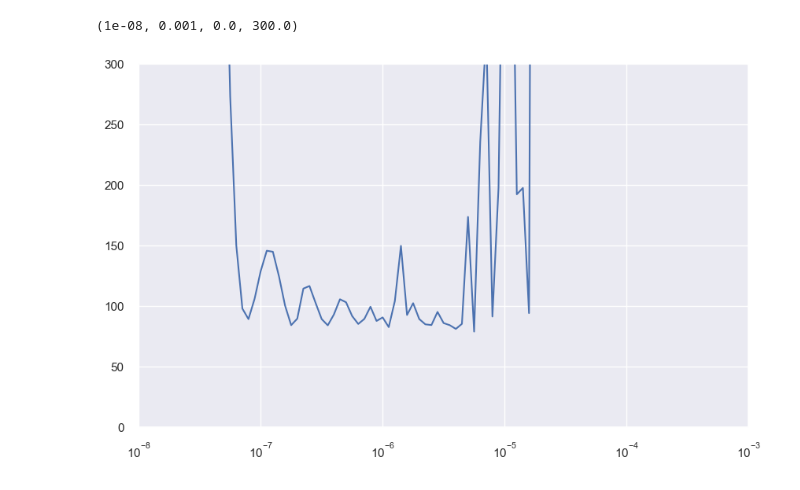
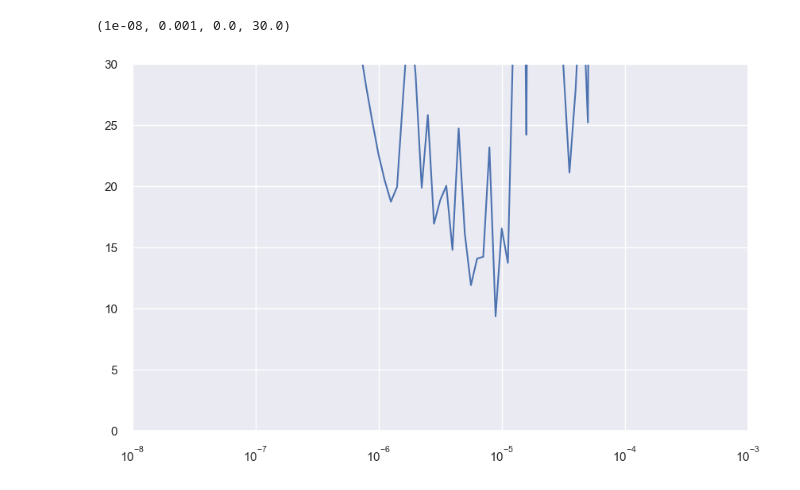
Before and after one commit to Harri200191/GDP-Prediction, a Jupyter notebook: ANN.ipynb, the cells around one changed output. Saved outputs shown, nothing was run; the diff lists cells and outputs as text; code cells hidden in the pictures.

```diff
--- a/ANN.ipynb
+++ b/ANN.ipynb
@@ -117,0 +94,11 @@ _________________________________________________________________
+# %%
+model_tune = tf.keras.models.Sequential([
+    tf.keras.layers.Lambda(lambda x: tf.expand_dims(x, axis=-1), input_shape=[window_size]),
+    tf.keras.layers.Bidirectional(tf.keras.layers.LSTM(32, return_sequences=True)),
+    tf.keras.layers.Bidirectional(tf.keras.layers.LSTM(32)),
+    tf.keras.layers.Dense(1),
+    tf.keras.layers.Lambda(lambda x: x * 500.0)
+])
+
+# Print the model summary
+model_tune.summary()
@@ -118,3 +123,9 @@ _________________________________________________________________
 # %%
 lr_schedule = tf.keras.callbacks.LearningRateScheduler(
     lambda epoch: 1e-8 * 10**(epoch / 20))
+
+optimizer = tf.keras.optimizers.SGD(momentum=0.9)
+
+model_tune.compile(loss=tf.keras.losses.Huber(), optimizer=optimizer)
+
+history = model_tune.fit(dataset, epochs=100, callbacks=[lr_schedule])
@@ -125,2 +149,0 @@ model_baseline.compile(loss="mse", optimizer=optimizer)
-# %%
-history = model_baseline.fit(dataset, epochs=100, callbacks=[lr_schedule])
@@ -145,15 +150,21 @@ Epoch 100/100
 # %%
+# Define the learning rate array
 lrs = 1e-8 * (10 ** (np.arange(100) / 20))
 
+# Set the figure size
 plt.figure(figsize=(10, 6))
 
+# Set the grid
 plt.grid(True)
 
+# Plot the loss in log scale
 plt.semilogx(lrs, history.history["loss"])
 
+# Increase the tickmarks size
 plt.tick_params('both', length=10, width=1, which='both')
 
-plt.axis([1e-8, 1e-3, 0, 300])
+# Set the plot boundaries
+plt.axis([1e-8, 1e-3, 0, 30])
 # %% [output]
-(1e-08, 0.001, 0.0, 300.0)
+(1e-08, 0.001, 0.0, 30.0)
-[figure, old version]
+[figure, new version]
```
Also changed, not shown: parts of 15 cells of this notebook.
